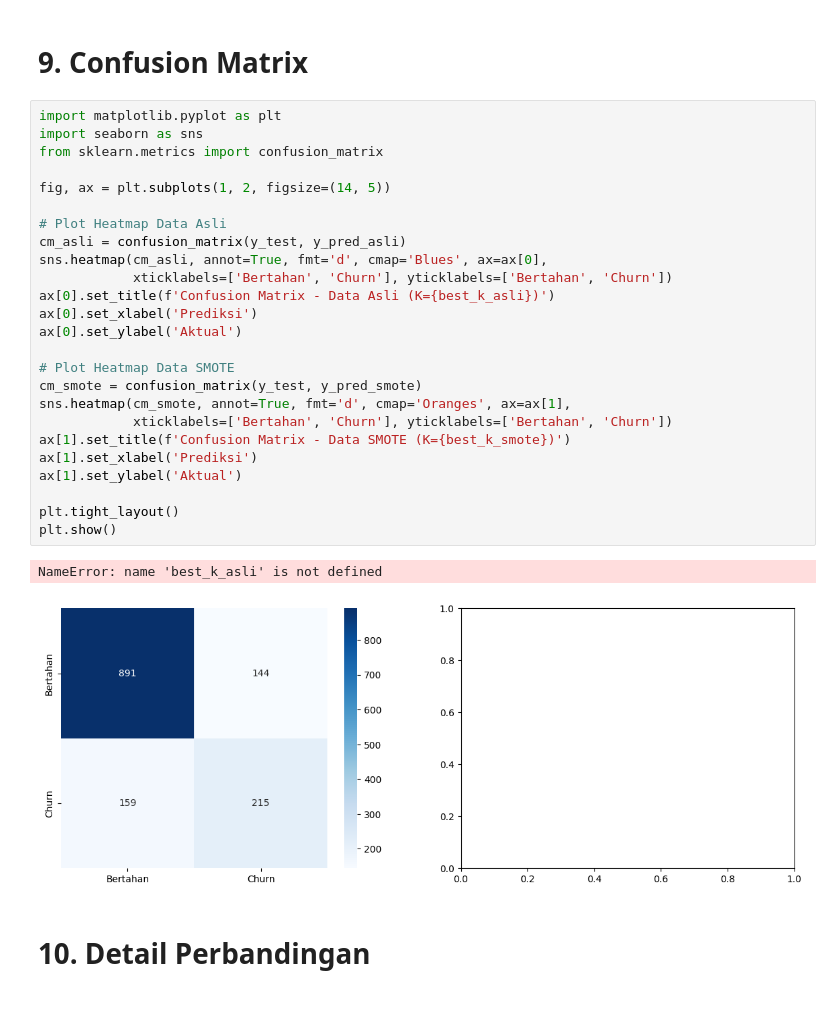
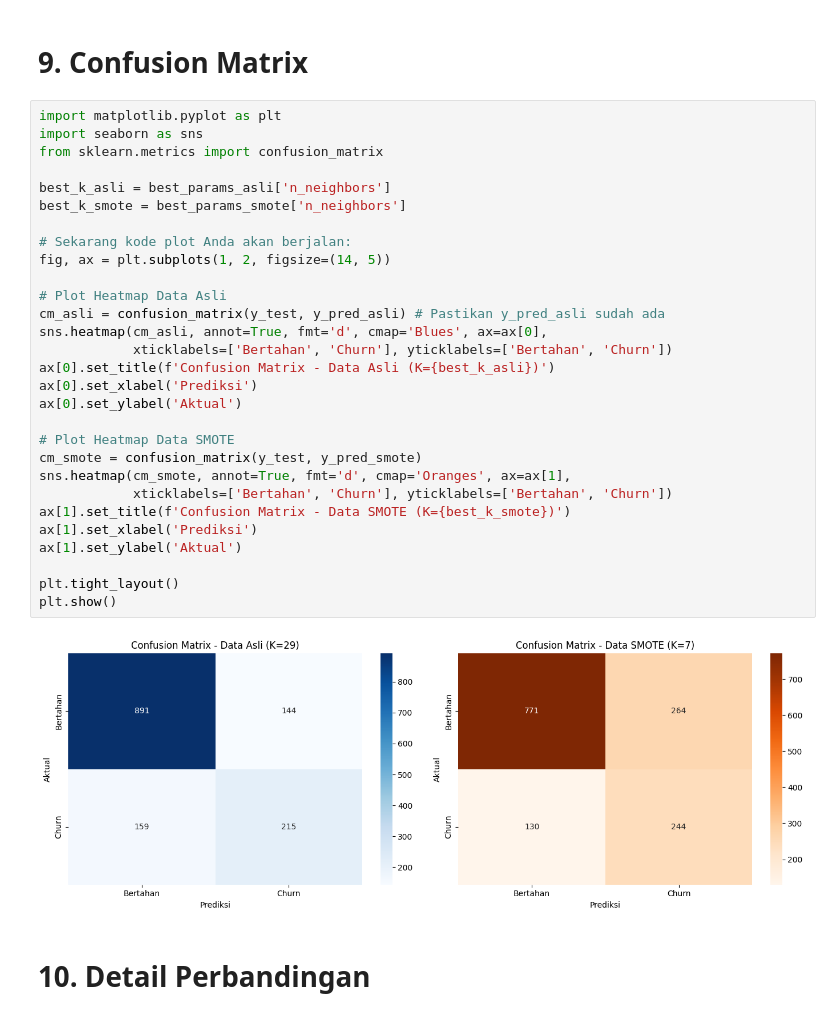
Before and after one commit to Qorrykharismayani/Tugas-Besar-Machine-Learning, a Jupyter notebook: notebooks/model_knn.ipynb, the cells around one changed output. Drawn from its saved outputs; the diff is of its cells as text.

```diff
--- a/notebooks/model_knn.ipynb
+++ b/notebooks/model_knn.ipynb
@@ -225,31 +225,34 @@ F1-Score Data SMOTE      : 0.5533
 # %%
 import matplotlib.pyplot as plt
 import seaborn as sns
 from sklearn.metrics import confusion_matrix
 
+best_k_asli = best_params_asli['n_neighbors']
+best_k_smote = best_params_smote['n_neighbors']
+
+# Sekarang kode plot Anda akan berjalan:
 fig, ax = plt.subplots(1, 2, figsize=(14, 5))
 
 # Plot Heatmap Data Asli
-cm_asli = confusion_matrix(y_test, y_pred_asli)
+cm_asli = confusion_matrix(y_test, y_pred_asli) # Pastikan y_pred_asli sudah ada
 sns.heatmap(cm_asli, annot=True, fmt='d', cmap='Blues', ax=ax[0],
             xticklabels=['Bertahan', 'Churn'], yticklabels=['Bertahan', 'Churn'])
 ax[0].set_title(f'Confusion Matrix - Data Asli (K={best_k_asli})')
 ax[0].set_xlabel('Prediksi')
 ax[0].set_ylabel('Aktual')
 
 # Plot Heatmap Data SMOTE
 cm_smote = confusion_matrix(y_test, y_pred_smote)
 sns.heatmap(cm_smote, annot=True, fmt='d', cmap='Oranges', ax=ax[1],
             xticklabels=['Bertahan', 'Churn'], yticklabels=['Bertahan', 'Churn'])
 ax[1].set_title(f'Confusion Matrix - Data SMOTE (K={best_k_smote})')
 ax[1].set_xlabel('Prediksi')
 ax[1].set_ylabel('Aktual')
 
 plt.tight_layout()
 plt.show()
 # %% [output]
-NameError: name 'best_k_asli' is not defined
-[figure, old version]
+[figure, new version]
 # %% [markdown]
 # 10. Detail Perbandingan
 # %%
```
Also changed, not shown: parts of 3 cells of this notebook, 3 other files.
